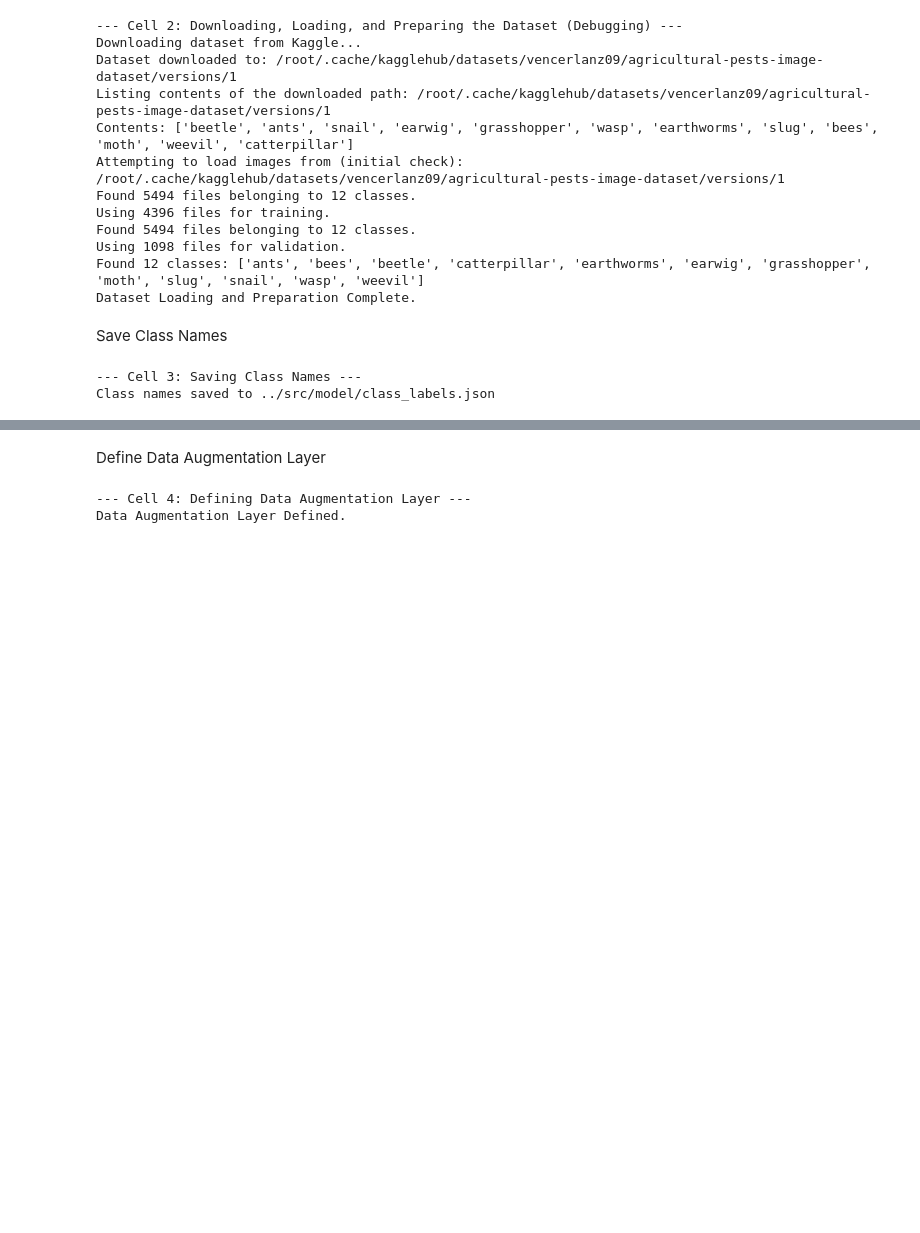
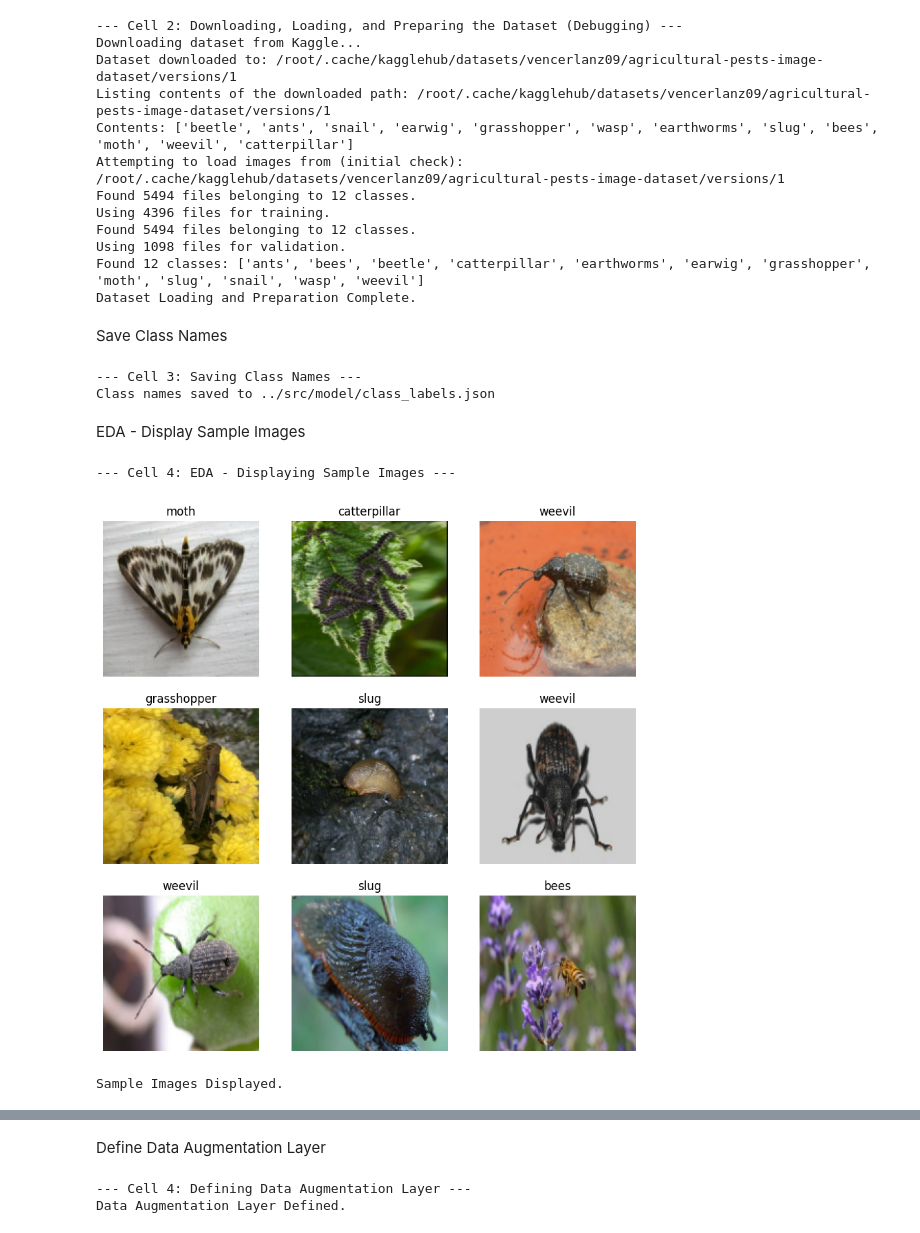
Before and after one commit to nmaketh/mlops_pest_classifier, a Jupyter notebook: mlops_pest_classifiers.ipynb, the cells around one changed output, grey strips where cells are left out. Drawn from its saved outputs; the diff is of its cells as text; code cells hidden in the pictures; blank space fills up the shorter version.

```diff
--- a/mlops_pest_classifiers.ipynb
+++ b/mlops_pest_classifiers.ipynb
@@ -146,3 +146,23 @@ print(f"Class names saved to {CLASS_LABELS_PATH}")
 # %% [output]
 --- Cell 3: Saving Class Names ---
 Class names saved to ../src/model/class_labels.json
+# %% [markdown]
+EDA - Display Sample Images
+# %%
+# --- Cell 4: EDA - Display Sample Images ---
+print("\n--- Cell 4: EDA - Displaying Sample Images ---")
+
+plt.figure(figsize=(10, 10))
+for images, labels in train_ds.take(1): # Take one batch from the training dataset
+    for i in range(9): # Display first 9 images
+        ax = plt.subplot(3, 3, i + 1)
+        plt.imshow(images[i].numpy().astype("uint8"))
+        plt.title(class_names[labels[i]])
+        plt.axis("off")
+plt.show()
+
+print("Sample Images Displayed.")
+# %% [output]
+--- Cell 4: EDA - Displaying Sample Images ---
+[figure, added]
+Sample Images Displayed.
```
Also changed, not shown: parts of 2 cells of this notebook.
